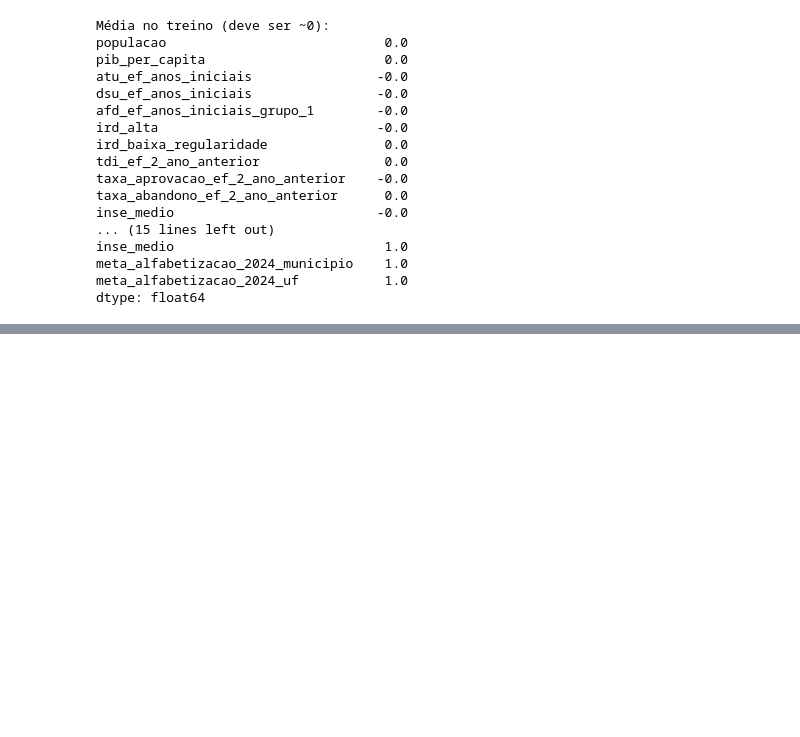
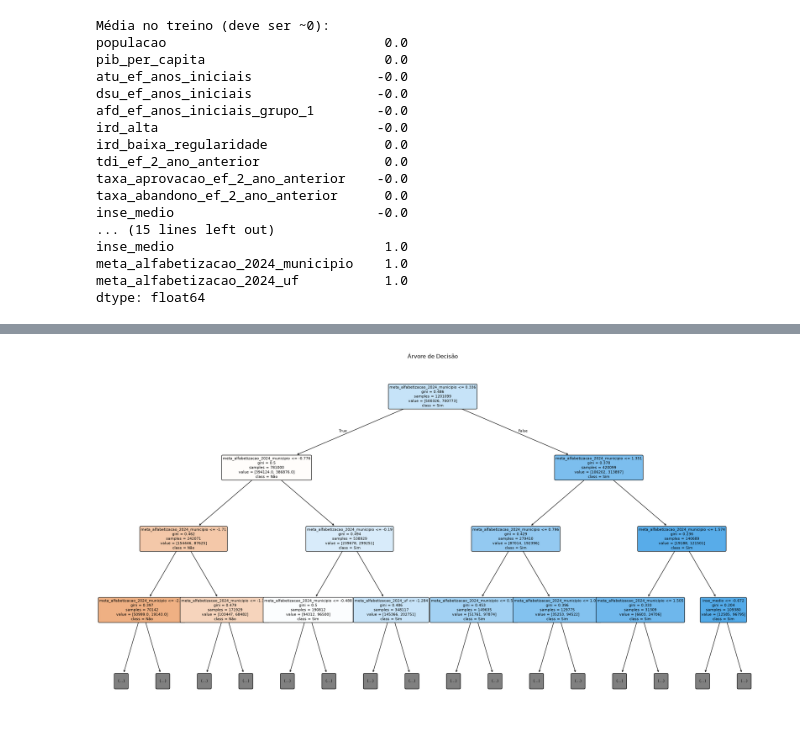
Before and after one commit to AnaCarol21/fiap-tech-challenge-fase-3, a Jupyter notebook: notebooks/eda.ipynb, the cells around one changed output, grey strips where cells are left out. Drawn from its saved outputs; the diff is of its cells as text; code cells hidden in the pictures; blank space fills up the shorter version.

Commit message:
feat: adicionando testes de feature selection

```diff
--- a/notebooks/eda.ipynb
+++ b/notebooks/eda.ipynb
@@ -607,0 +646,18 @@ dtype: float64
+# %%
+arvore = DecisionTreeClassifier(
+    max_depth=5,
+    random_state=42
+    )
+
+arvore.fit(X_train, y_train)
+
+pred_arvore_treino = arvore.predict(X_train)
+pred_arvore_teste = arvore.predict(X_test)
+
+acc_treino_arvore = accuracy_score(y_train, pred_arvore_treino)
+acc_teste_arvore = accuracy_score(y_test, pred_arvore_teste)
+
+print("~~~~ Decision Tree ~~~~")
+print(f"Acurácia no treino: {acc_treino_arvore:.4f}")
+print(f"Acurácia no teste:  {acc_teste_arvore:.4f}")
+print("~~~~~~~~~~~~~~~~~~~~~~~")
@@ -607,0 +671,11 @@ dtype: float64
+# %%
+modelo_rf = RandomForestClassifier(n_estimators=100, random_state=42, n_jobs=-1)
+modelo_rf.fit(X_train, y_train)
+
+acc_treino_rf = accuracy_score(y_train, modelo_rf.predict(X_train))
+acc_teste_rf = accuracy_score(y_test, modelo_rf.predict(X_test))
+
+print("~~~~ Random Forest ~~~~")
+print(f"Acurácia no treino: {acc_treino_rf:.4f}")
+print(f"Acurácia no teste:  {acc_teste_rf:.4f}")
+print("~~~~~~~~~~~~~~~~~~~~~~~")
@@ -607,0 +702,15 @@ dtype: float64
+# %%
+plt.figure(figsize=(26, 14))
+plot_tree(
+    arvore,
+    feature_names=X_train.columns,
+    class_names=["Não", "Sim"],
+    filled=True,
+    rounded=True,
+    fontsize=8,
+    max_depth=3,
+)
+plt.title("Árvore de Decisão")
+plt.show()
+# %% [output]
+[figure, added]
```
Also changed, not shown: parts of 13 cells of this notebook.
